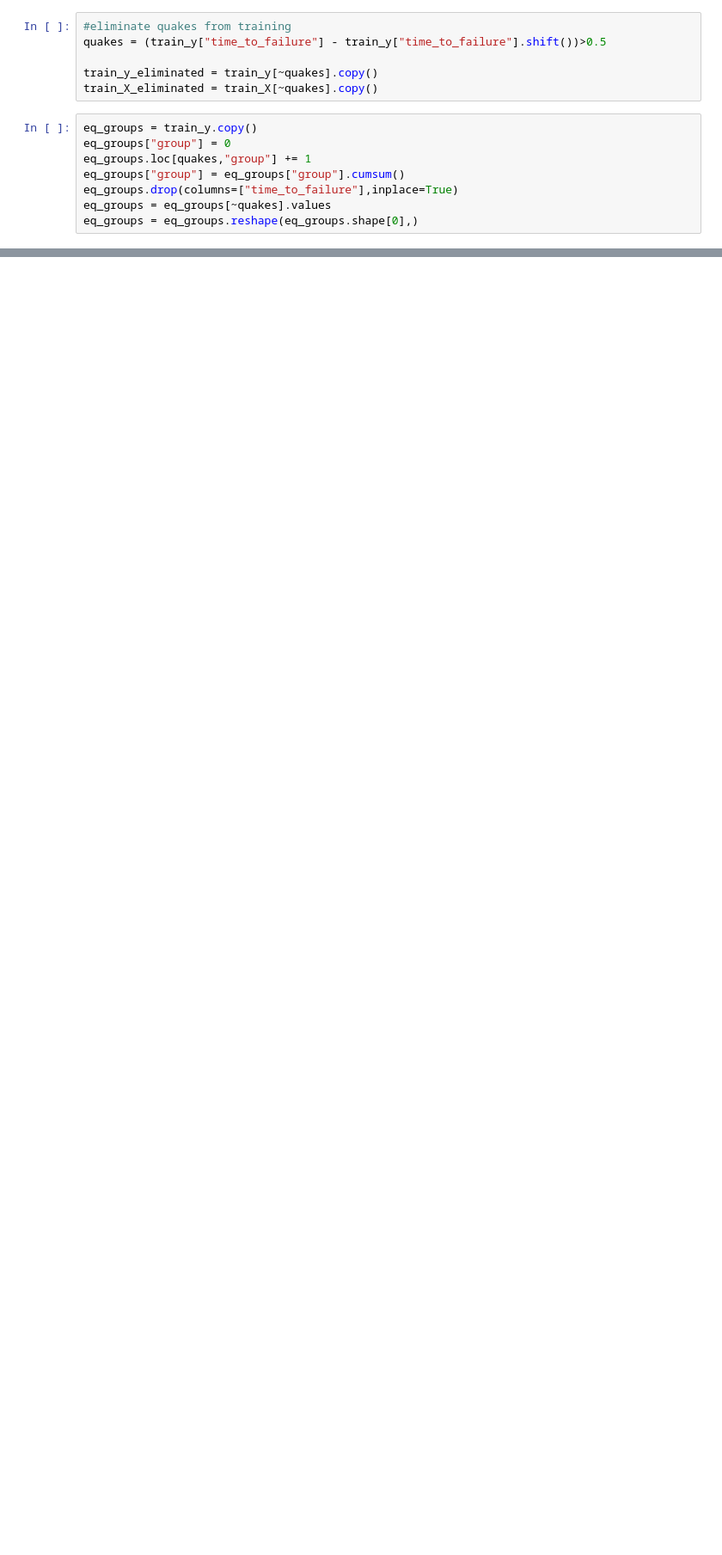
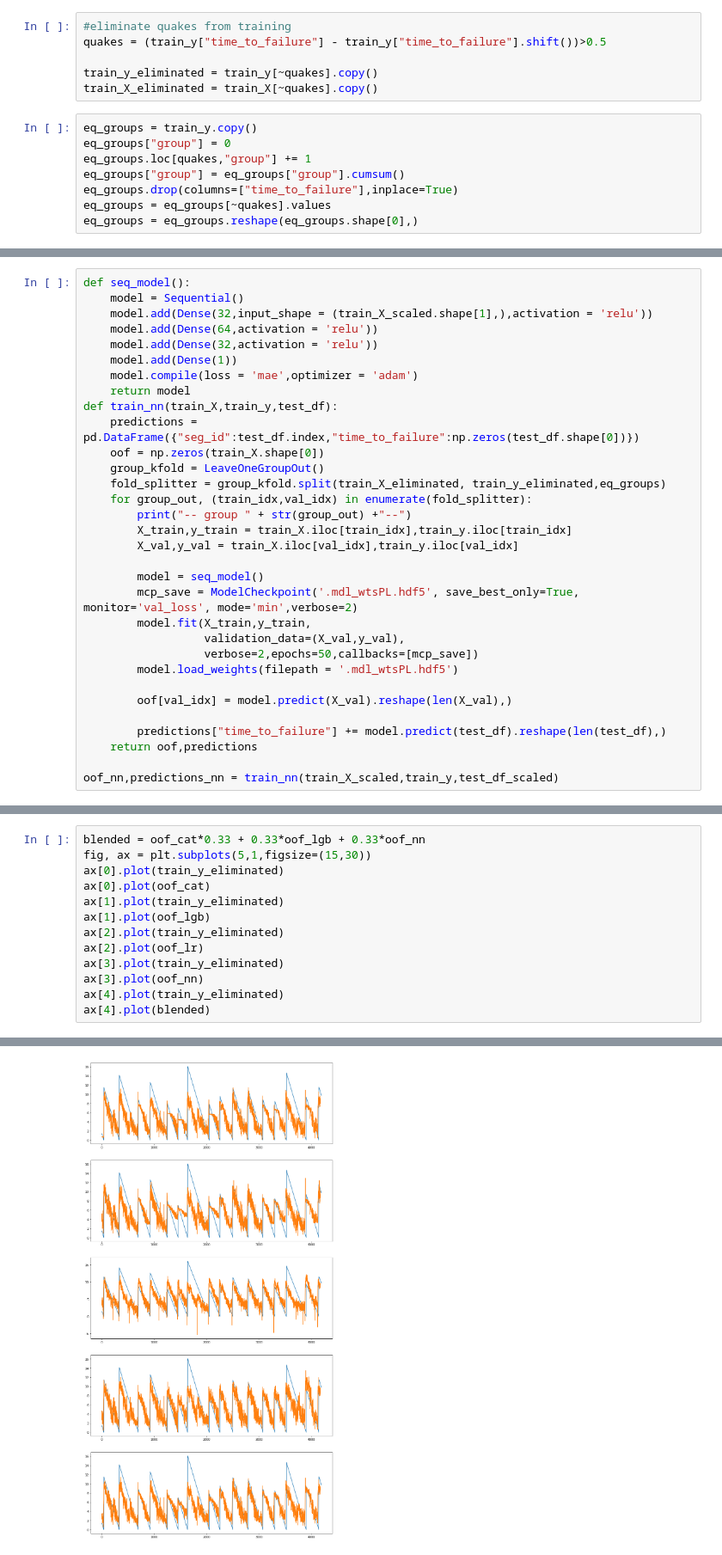
Before and after one commit to rszymani/kaggle-LANL-Earthquake-Prediction, a Jupyter notebook: earthquake-wise-training.ipynb, the cells around one changed output, grey strips where cells are left out. Shown: that part at 86% size. Cells and saved outputs as stored; diff of their text form; blank space fills up the shorter version.

```diff
--- a/earthquake-wise-training.ipynb
+++ b/earthquake-wise-training.ipynb
@@ -147,0 +199,32 @@ Shrink model to first 54 iterations.
+# %%
+def seq_model():
+    model = Sequential()
+    model.add(Dense(32,input_shape = (train_X_scaled.shape[1],),activation = 'relu'))
+    model.add(Dense(64,activation = 'relu'))
+    model.add(Dense(32,activation = 'relu'))
+    model.add(Dense(1))
+    model.compile(loss = 'mae',optimizer = 'adam')
+    return model
+def train_nn(train_X,train_y,test_df):
+    predictions = pd.DataFrame({"seg_id":test_df.index,"time_to_failure":np.zeros(test_df.shape[0])})
+    oof = np.zeros(train_X.shape[0])
+    group_kfold = LeaveOneGroupOut()
+    fold_splitter = group_kfold.split(train_X_eliminated, train_y_eliminated,eq_groups)
+    for group_out, (train_idx,val_idx) in enumerate(fold_splitter):
+        print("-- group " + str(group_out) +"--")
+        X_train,y_train = train_X.iloc[train_idx],train_y.iloc[train_idx]
+        X_val,y_val = train_X.iloc[val_idx],train_y.iloc[val_idx]
+
+        model = seq_model()
+        mcp_save = ModelCheckpoint('.mdl_wtsPL.hdf5', save_best_only=True, monitor='val_loss', mode='min',verbose=2)
+        model.fit(X_train,y_train,
+                  validation_data=(X_val,y_val),
+                  verbose=2,epochs=50,callbacks=[mcp_save])
+        model.load_weights(filepath = '.mdl_wtsPL.hdf5')
+
+        oof[val_idx] = model.predict(X_val).reshape(len(X_val),)
+
+        predictions["time_to_failure"] += model.predict(test_df).reshape(len(test_df),)
+    return oof,predictions
+
+oof_nn,predictions_nn = train_nn(train_X_scaled,train_y,test_df_scaled)
@@ -177,0 +265,14 @@ ax = sns.barplot(x="importance", y="features", data=features_importance.sort_val
+# %%
+blended = oof_cat*0.33 + 0.33*oof_lgb + 0.33*oof_nn
+fig, ax = plt.subplots(5,1,figsize=(15,30))
+ax[0].plot(train_y_eliminated)
+ax[0].plot(oof_cat)
+ax[1].plot(train_y_eliminated)
+ax[1].plot(oof_lgb)
+ax[2].plot(train_y_eliminated)
+ax[2].plot(oof_lr)
+ax[3].plot(train_y_eliminated)
+ax[3].plot(oof_nn)
+ax[4].plot(train_y_eliminated)
+ax[4].plot(blended)
+# %% [output]
@@ -178 +280,2 @@ ax = sns.barplot(x="importance", y="features", data=features_importance.sort_val
+[figure, added]
 # %%
```
Also changed, not shown: parts of 23 cells of this notebook.
